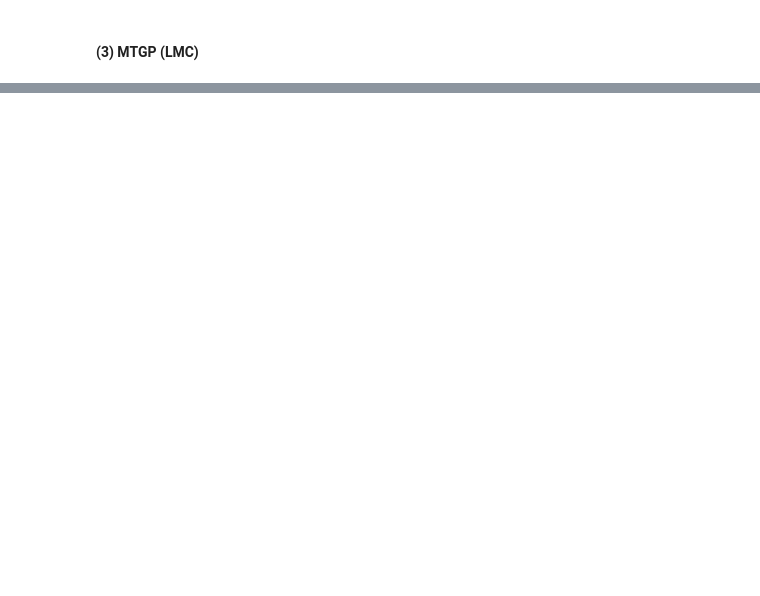
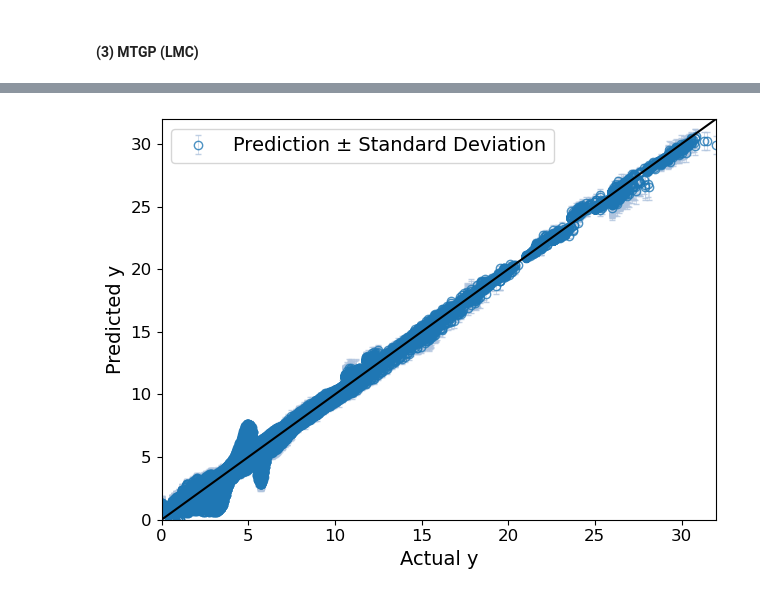
Before and after one commit to gary8564/high_dim_out_gp, a Jupyter notebook: demo/synthetic_case.ipynb, the cells around one changed output, grey strips where cells are left out. Cells and saved outputs as stored; diff of their text form; code cells hidden in the pictures; blank space fills up the shorter version.

```diff
--- a/demo/synthetic_case.ipynb
+++ b/demo/synthetic_case.ipynb
@@ -338,0 +409,16 @@ print(f'DSSIM: {lmc_results["dssim"]: .3f}')
+# %%
+# Model setup
+input_reducer  = None
+output_reducer = OutputDimReducer(LinearPCA(n_components=20))
+emulator = PCAPPGaSP(
+        ndim=int(reduced_dim(input_reducer, train_X)),
+        input_dim_reducer=input_reducer,
+        output_dim_reducer=output_reducer,
+    )
+# Training
+training_time = emulator.train(train_X, train_Y)
+
+# Prediction
+test_Y_scaled = emulator.output_scaler.transform(test_Y)
+test_Y_scaled_reduced = emulator.output_dim_reducer.transform(test_Y_scaled)
+predictions_latent, predictions_mean_original, infer_time, predictions_uncertainty = emulator.predict(test_X, uncertainty_reconstruction=True)
@@ -338,0 +443,5 @@ print(f'DSSIM: {lmc_results["dssim"]: .3f}')
+# %%
+preds = np.dstack((predictions_mean_original, predictions_uncertainty[:, :, 2]))
+viz_prediction(test_Y, preds, threshold=THRESHOLD)
+# %% [output]
+[figure, added]
```
Also changed, not shown: parts of 31 cells of this notebook, 9 other files.
